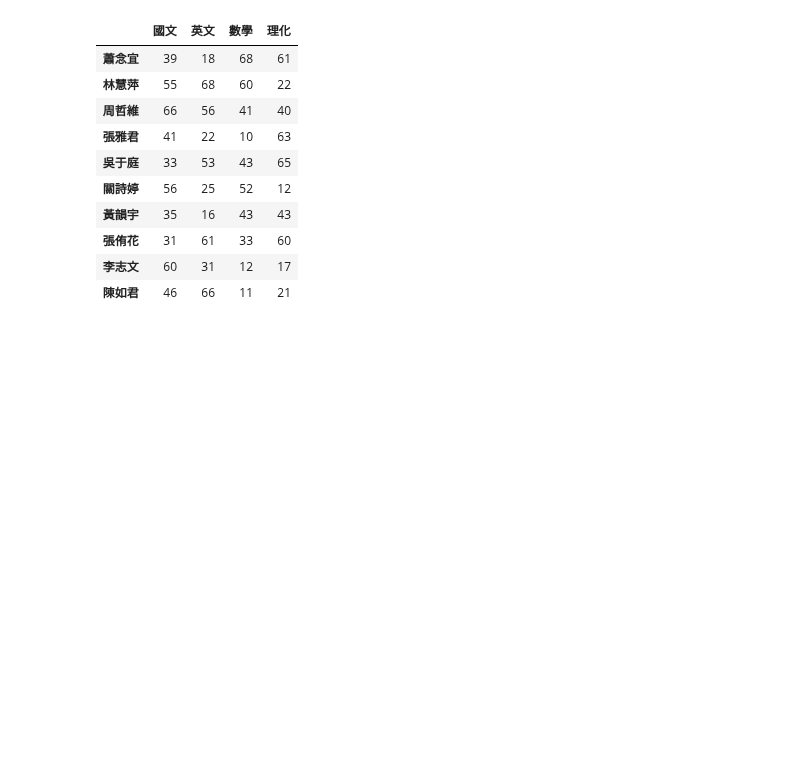
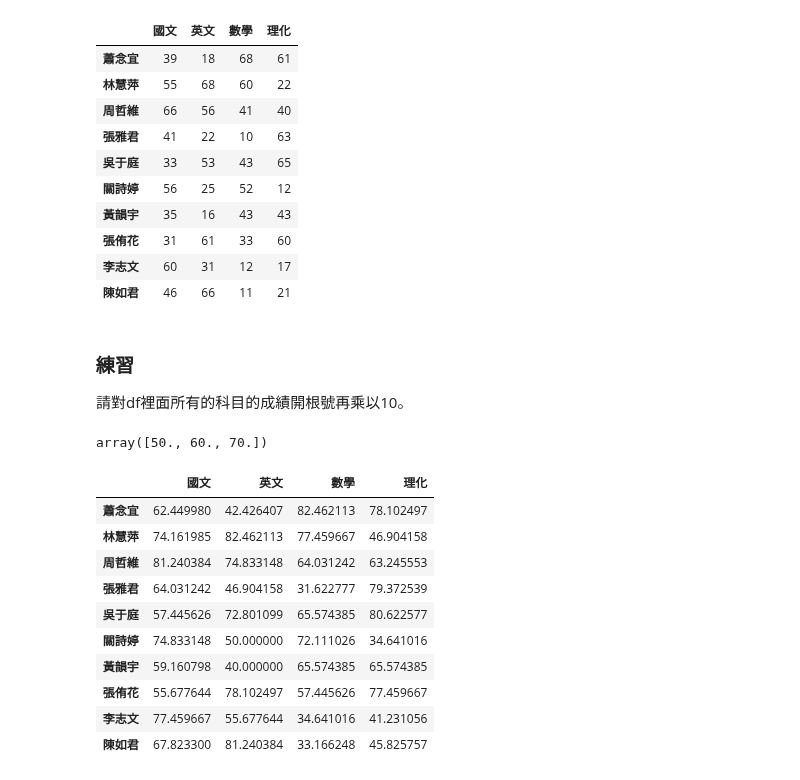
Before and after one commit to vcdemy/20230613, a Jupyter notebook: 20230801筆記.ipynb, the cells around one changed output. Cells and saved outputs as stored; diff of their text form; code cells hidden in the pictures; blank space fills up the shorter version.

```diff
--- a/20230801筆記.ipynb
+++ b/20230801筆記.ipynb
@@ -444,3 +444,28 @@ df
 | 張侑花 | 31 | 61 | 33 | 60 |
 | 李志文 | 60 | 31 | 12 | 17 |
 | 陳如君 | 46 | 66 | 11 | 21 |
+# %% [markdown]
+### 練習
+
+請對df裡面所有的科目的成績開根號再乘以10。
+# %%
+def sqrtx10(x):
+  return np.sqrt(x)*10
+# %%
+sqrtx10([25, 36, 49])
+# %% [output]
+array([50., 60., 70.])
+# %%
+df.apply(sqrtx10)
+# %% [output]
+|  | 國文 | 英文 | 數學 | 理化 |
+| 蕭念宜 | 62.449980 | 42.426407 | 82.462113 | 78.102497 |
+| 林慧萍 | 74.161985 | 82.462113 | 77.459667 | 46.904158 |
+| 周哲維 | 81.240384 | 74.833148 | 64.031242 | 63.245553 |
+| 張雅君 | 64.031242 | 46.904158 | 31.622777 | 79.372539 |
+| 吳于庭 | 57.445626 | 72.801099 | 65.574385 | 80.622577 |
+| 關詩婷 | 74.833148 | 50.000000 | 72.111026 | 34.641016 |
+| 黃韻宇 | 59.160798 | 40.000000 | 65.574385 | 65.574385 |
+| 張侑花 | 55.677644 | 78.102497 | 57.445626 | 77.459667 |
+| 李志文 | 77.459667 | 55.677644 | 34.641016 | 41.231056 |
+| 陳如君 | 67.823300 | 81.240384 | 33.166248 | 45.825757 |
```
